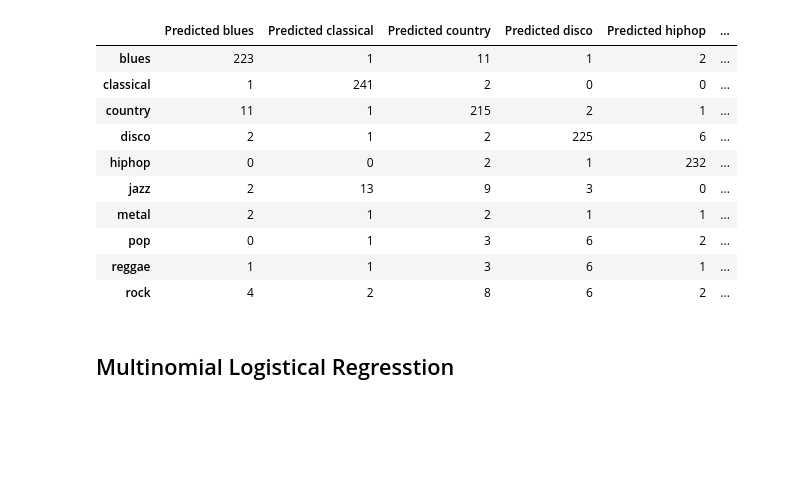
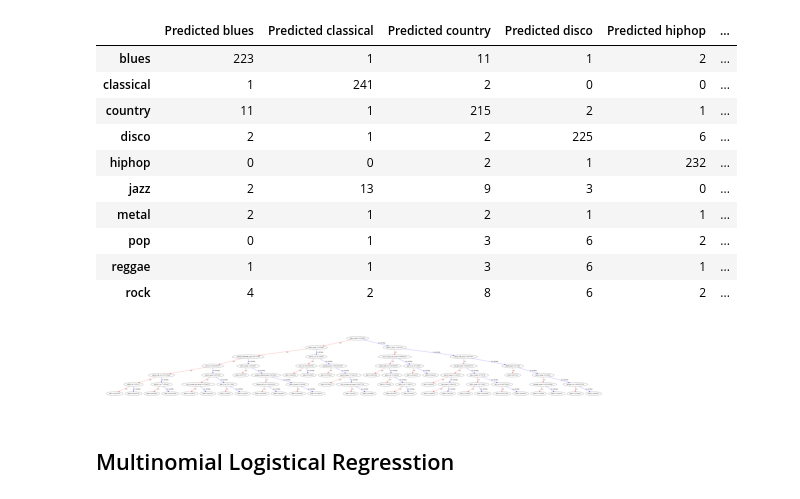
Before and after one commit to mascee/Music_Project, a Jupyter notebook: ML_Olga.ipynb, the cells around one changed output. Cells and saved outputs as stored; diff of their text form; code cells hidden in the pictures; blank space fills up the shorter version.

```diff
--- a/ML_Olga.ipynb
+++ b/ML_Olga.ipynb
@@ -204,6 +307,17 @@ Confusion Matrix for XGBoost:
 | pop | 0 | 1 | 3 | 6 | 2 | ... |
 | reggae | 1 | 1 | 3 | 6 | 1 | ... |
 | rock | 4 | 2 | 8 | 6 | 2 | ... |
+# %%
+#Plot the first tree
+xgb.plot_tree(XGB_model, num_trees=0)
+
+#Save the png
+plt.savefig('Plots/XGBoost_first_tree.png', dpi=500, bbox_inches='tight')
+
+# Show the plot
+plt.show()
+# %% [output]
+[figure, added]
 # %% [markdown]
 ## Multinomial Logistical Regresstion
 # %%
```
Also changed, not shown: parts of 17 cells of this notebook, 11 other files.
